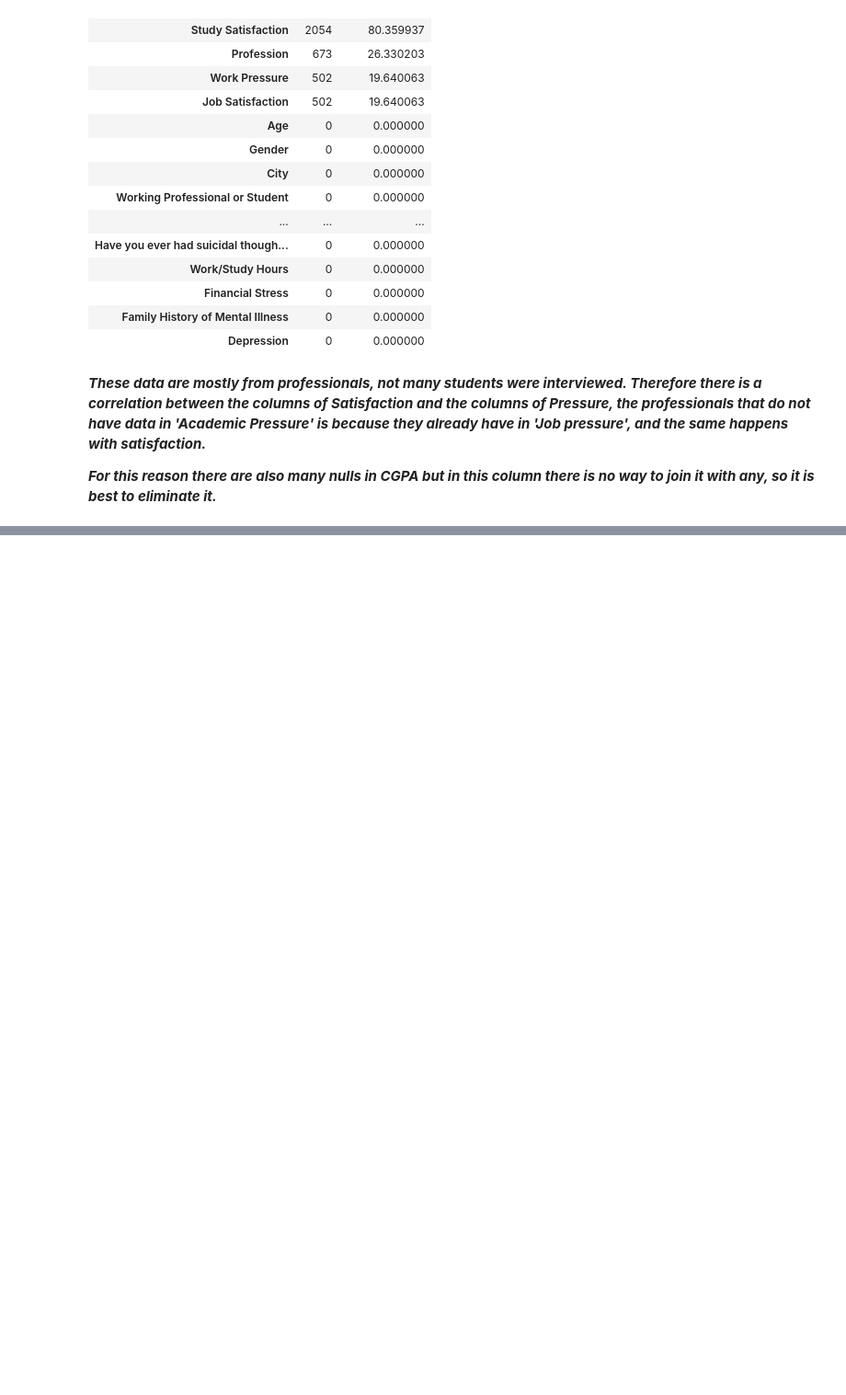
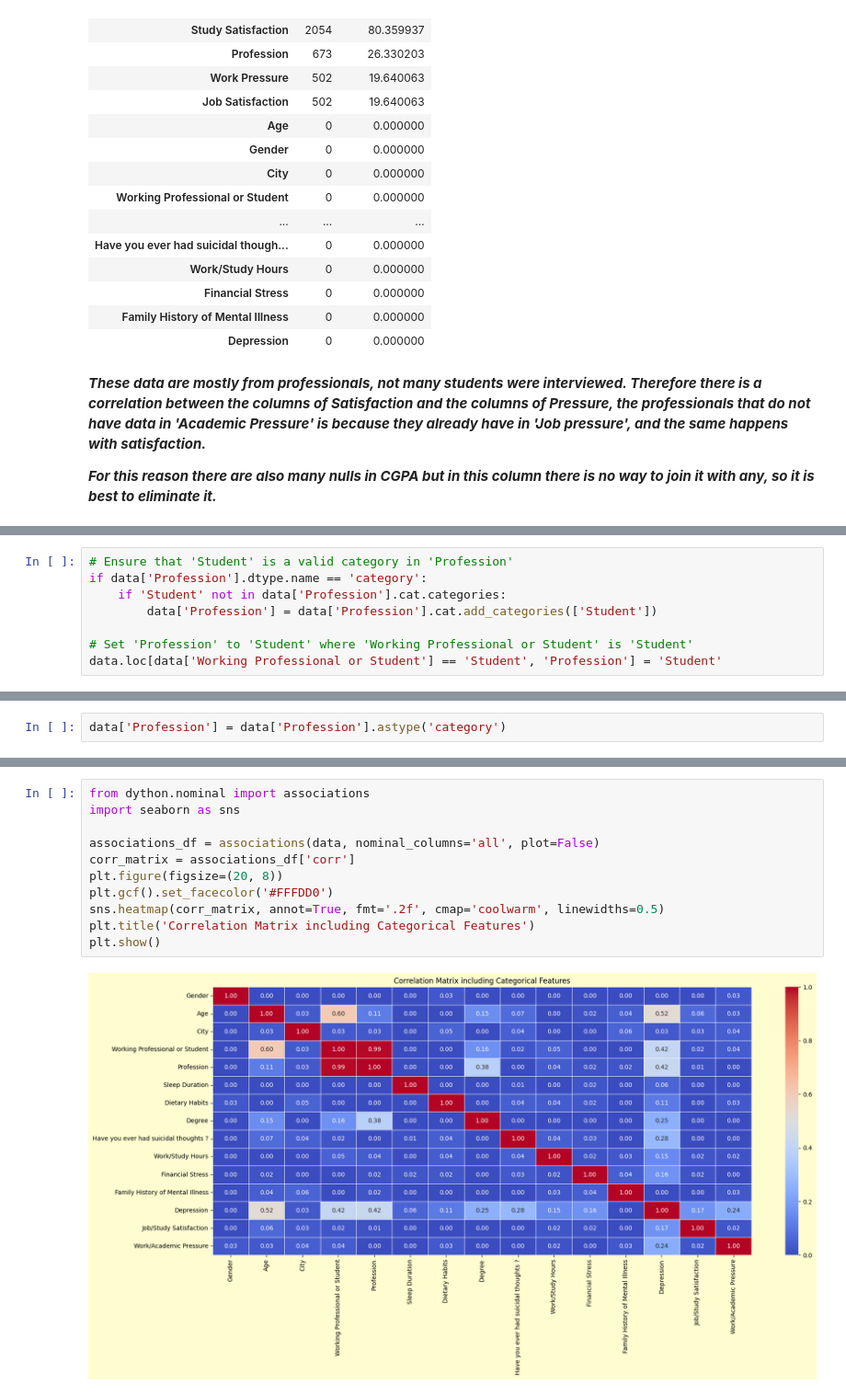
Before and after one commit to simon2326/Depression-Risk-Analysis, a Jupyter notebook: DataPreparation/data-preparation.ipynb, the cells around one changed output, grey strips where cells are left out. Shown at 92% size. Drawn from its saved outputs; the diff is of its cells as text; blank space fills up the shorter version.

Commit message:
Data Preparation Final Version and files

```diff
--- a/DataPreparation/data-preparation.ipynb
+++ b/DataPreparation/data-preparation.ipynb
@@ -233,0 +356,8 @@ print(ImpCategorias.statistics_)
+# %%
+# Ensure that 'Student' is a valid category in 'Profession'
+if data['Profession'].dtype.name == 'category':
+    if 'Student' not in data['Profession'].cat.categories:
+        data['Profession'] = data['Profession'].cat.add_categories(['Student'])
+
+# Set 'Profession' to 'Student' where 'Working Professional or Student' is 'Student'
+data.loc[data['Working Professional or Student'] == 'Student', 'Profession'] = 'Student'
@@ -233,0 +384,2 @@ print(ImpCategorias.statistics_)
+# %%
+data['Profession'] = data['Profession'].astype('category')
@@ -233,0 +451,13 @@ print(ImpCategorias.statistics_)
+# %%
+from dython.nominal import associations
+import seaborn as sns
+
+associations_df = associations(data, nominal_columns='all', plot=False)
+corr_matrix = associations_df['corr']
+plt.figure(figsize=(20, 8))
+plt.gcf().set_facecolor('#FFFDD0')
+sns.heatmap(corr_matrix, annot=True, fmt='.2f', cmap='coolwarm', linewidths=0.5)
+plt.title('Correlation Matrix including Categorical Features')
+plt.show()
+# %% [output]
+[figure, added]
```
Also changed, not shown: parts of 96 cells of this notebook.
